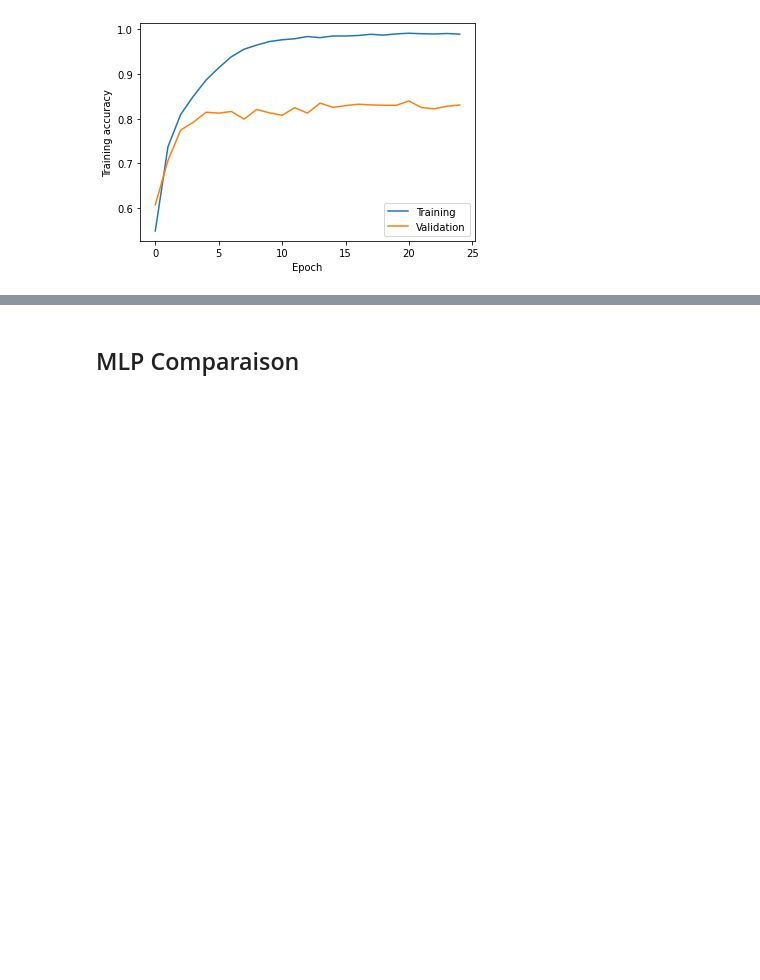
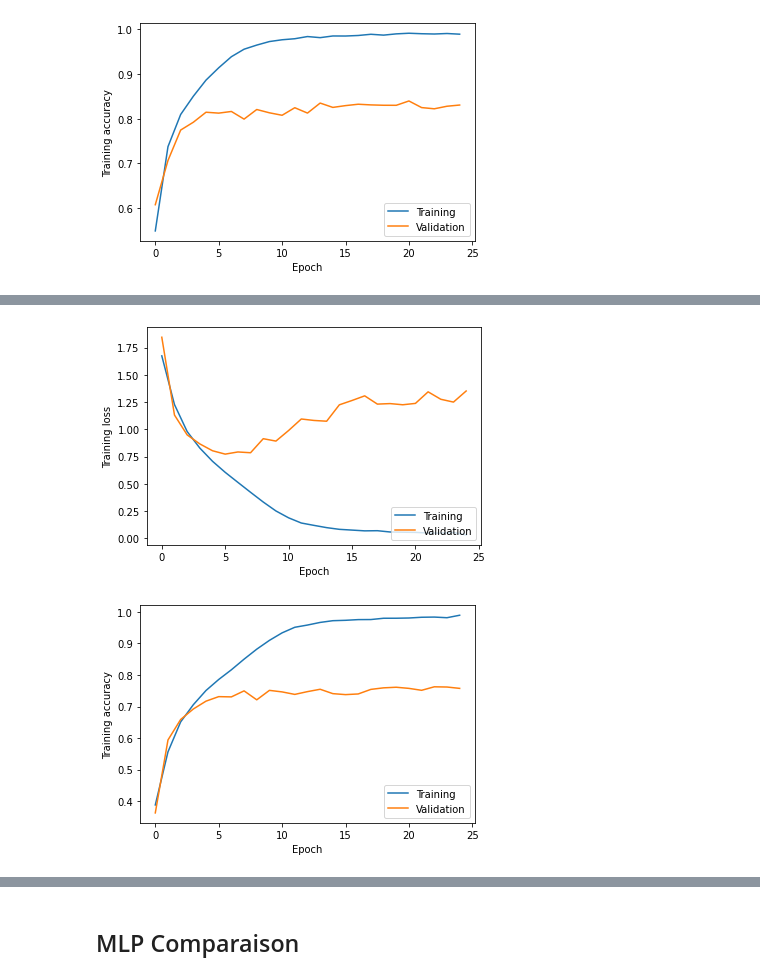
Before and after one commit to LatentDream/deep-learning, a Jupyter notebook: Cours Courville/MLP_&_CNN/solution.ipynb, the cells around one changed output, grey strips where cells are left out. Saved outputs shown, nothing was run; the diff lists cells and outputs as text; code cells hidden in the pictures; blank space fills up the shorter version.

```diff
--- a/Cours Courville/MLP_&_CNN/solution.ipynb
+++ b/Cours Courville/MLP_&_CNN/solution.ipynb
@@ -1352,37 +1367,50 @@ Epoch: 0 | Val Acc: 0.449100   | Val Loss: 1.548680
 # %%
-init_schemes = ["kaiming_normal", "xavier_uniform", "xavier_normal"]
-actv_ftcs = ["tanh"]
-
-resuts = dict()
+import time
 
 if __name__ == "__main__":
-    use_cuda = torch.cuda.is_available()
-    device = torch.device("cuda:0" if use_cuda else "cpu")
+  use_cuda = torch.cuda.is_available()
+  device = torch.device("cuda:0" if use_cuda else "cpu")
 
-    for actv_ftc in actv_ftcs:
-        for init_scheme in init_schemes:
-            print(f"\n\n\nTesting: {actv_ftc}_{init_scheme} \n")
-            train_accs, train_losses, val_accs, val_losses = [], [], [], []
-            n_epochs = 25
+  train_accs, train_losses, val_accs, val_losses = [], [], [], []
+  n_epochs = 25
 
-            model = ResNet18(
-                activation_str=actv_ftc,
-                initialization=init_scheme
-            ).to(device)
-            criterion = nn.CrossEntropyLoss()
-            optimizer = optim.Adam(model.parameters())
+  model = ResNet18(
+    activation_str="tanh",
+    initialization="xavier_uniform"
+  ).to(device)
+  criterion = nn.CrossEntropyLoss()
+  optimizer = optim.Adam(model.parameters())
 
-            train_loader, val_loader = get_cifar10()
+  train_loader, val_loader = get_cifar10()
+  tic = time.perf_counter()
+  for epoch in range(n_epochs):
+    # Training
+    train_acc, train_loss = train_loop(epoch, model, train_loader, criterion, optimizer)
+    train_accs.append(train_acc)
+    train_losses.append(train_loss)
 
-            for epoch in range(n_epochs):
-                # Training
-                train_acc, train_loss = train_loop(epoch, model, train_loader, criterion, optimizer)
-                train_accs.append(train_acc)
-                train_losses.append(train_loss)
+    # Validation
+    val_acc, val_loss = valid_loop(epoch, model, val_loader, criterion)
+    val_accs.append(val_acc)
+    val_losses.append(val_loss)
 
-                # Validation
-                val_acc, val_loss = valid_loop(epoch, model, val_loader, criterion)
-                val_accs.append(val_acc)
-                val_losses.append(val_loss)
+  toc = time.perf_counter()
+  print(f"Time to train {toc - tic:0.4f} seconds")
 
-            resuts[f"{actv_ftc}_{init_scheme}"] = (train_accs, train_losses, val_accs, val_losses)
+  plt.figure(0)
+  plt.ylabel("Training loss")
+  plt.xlabel("Epoch")
+  plt.figure(1)
+  plt.ylabel("Training accuracy")
+  plt.xlabel("Epoch")
+
+  plt.figure(0)
+  plt.plot(train_losses, label="Training")
+  plt.plot(val_losses, label="Validation")
+  plt.legend(loc="lower right")
+
+  plt.figure(1)
+  plt.plot(train_accs, label="Training")
+  plt.plot(val_accs, label="Validation")
+  plt.legend(loc="lower right")
+# %% [output]
@@ -1389 +1434,3 @@ if __name__ == "__main__":
+[figure, added]
+[figure, added]
 # %%
```
Also changed, not shown: parts of 4 cells of this notebook.
